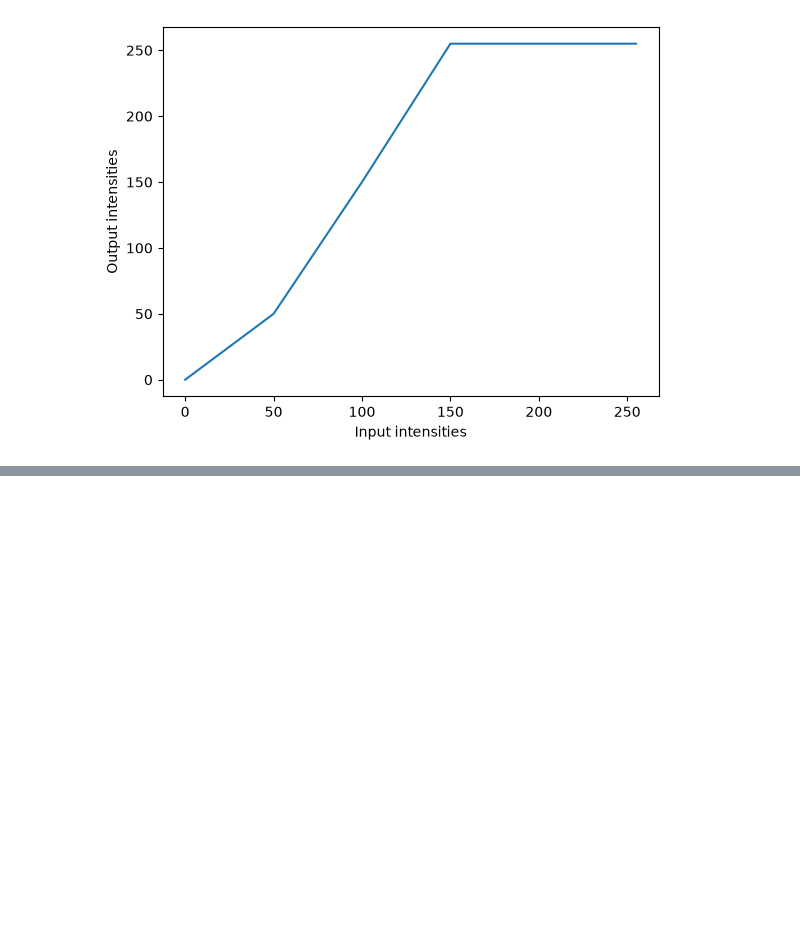
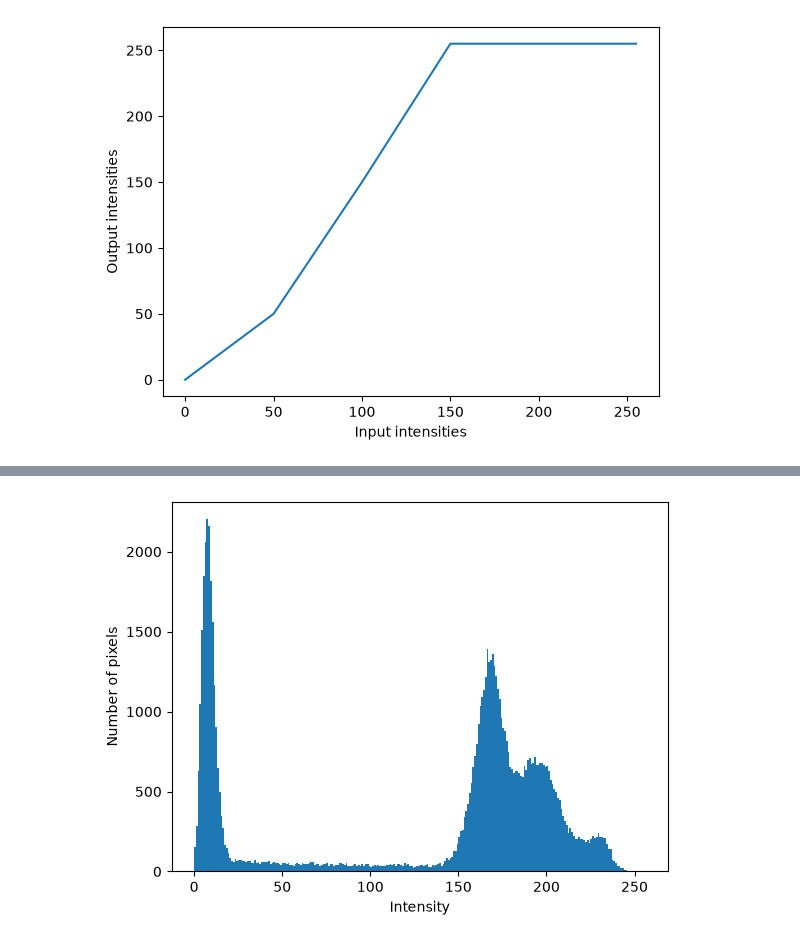
Before and after one commit to RavPraveen/EN3160_assignment_01, a Jupyter notebook: 230564L_a01.ipynb, the cells around one changed output, grey strips where cells are left out. Cells and saved outputs as stored; diff of their text form; code cells hidden in the pictures; blank space fills up the shorter version.

```diff
--- a/230564L_a01.ipynb
+++ b/230564L_a01.ipynb
@@ -39,0 +62,10 @@ cv.destroyAllWindows()
+# %%
+img_2=cv.imread('image_2.png',cv.IMREAD_GRAYSCALE)
+# %%
+#first look at the intensity distrrbution
+plt.hist(img_2.ravel(), bins=256, range=[0,256])
+plt.xlabel("Intensity")
+plt.ylabel("Number of pixels")
+plt.show()
+# %% [output]
+[figure, added]
```
Also changed, not shown: parts of 9 cells of this notebook, 1 other file.
